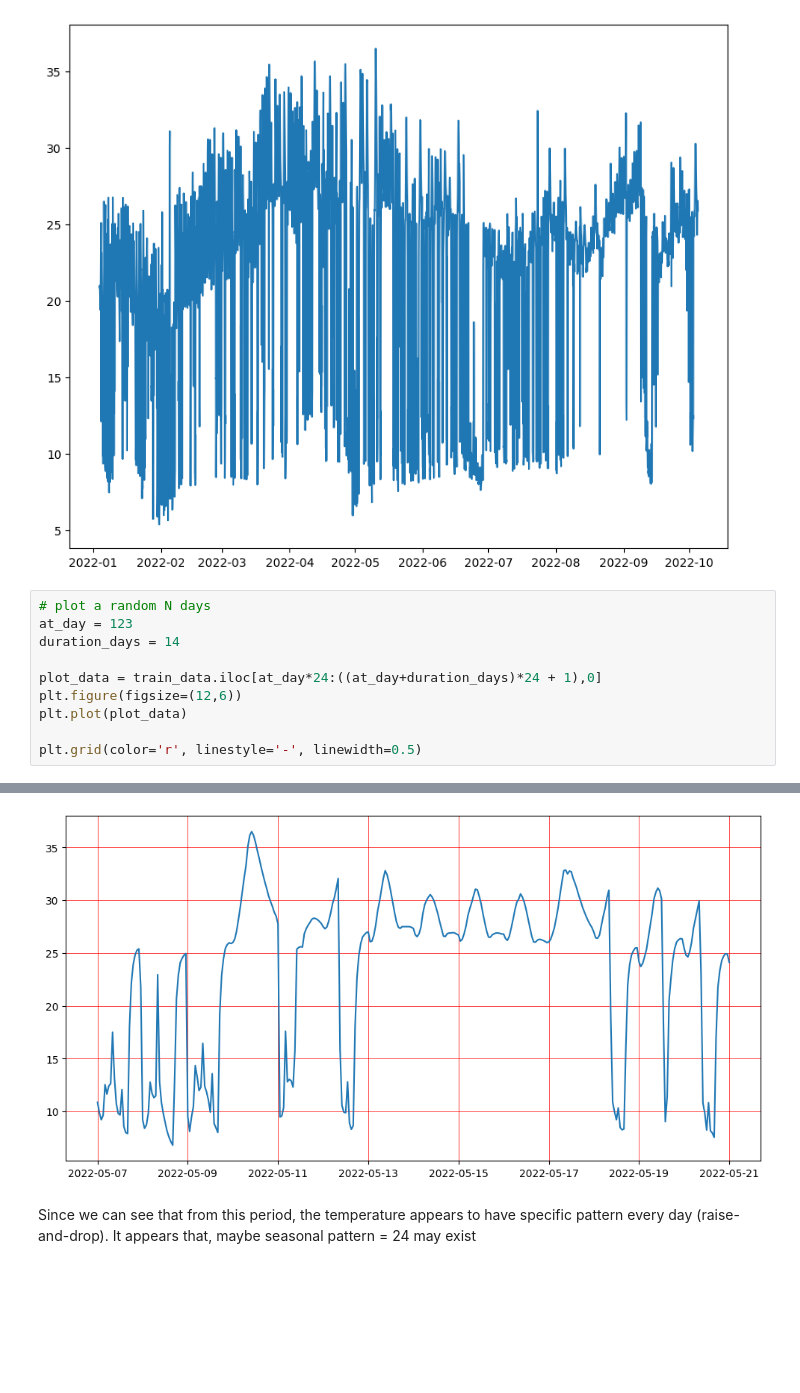
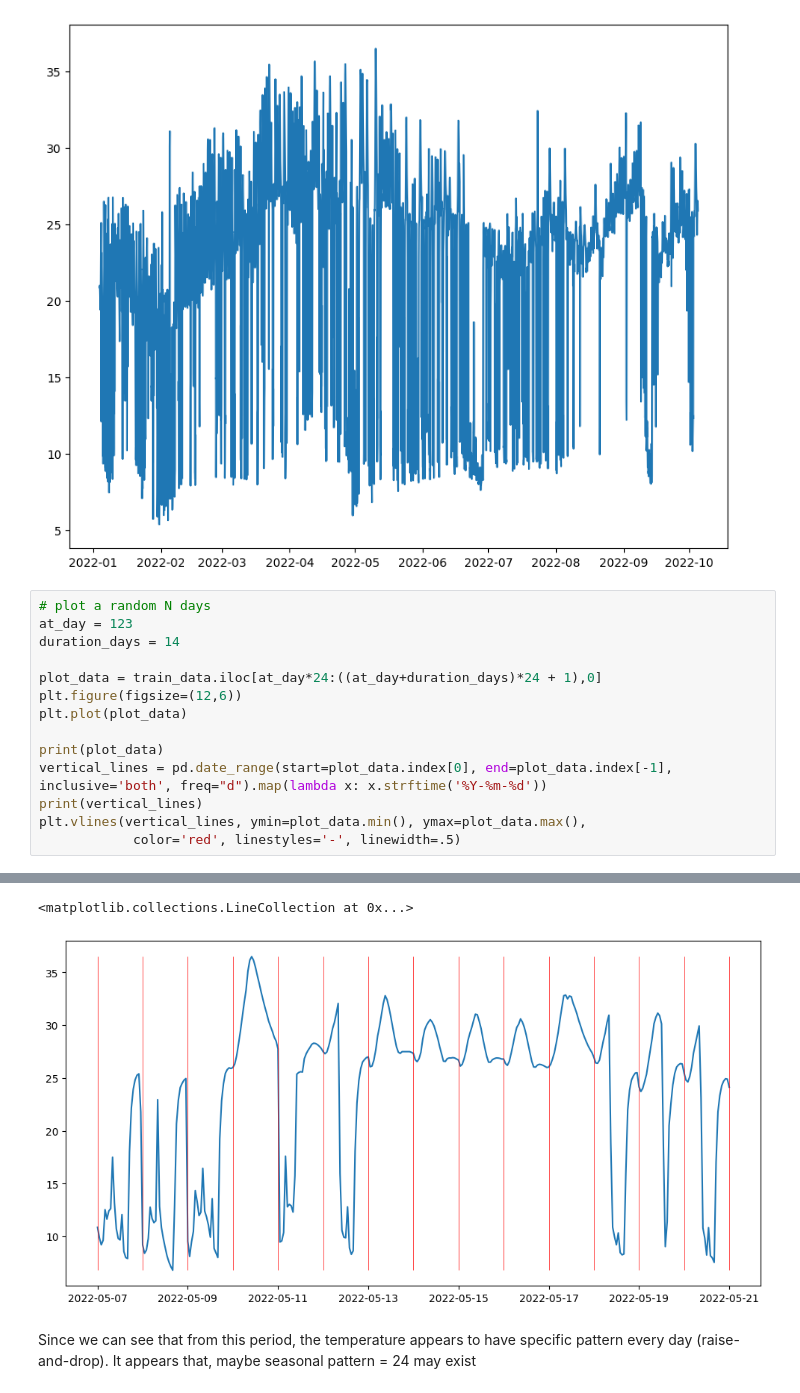
Before and after one commit to davidklhui/data-analysis, a Jupyter notebook: Time_Series_Analysis_(1)_ARIMA_model.ipynb, the cells around one changed output, grey strips where cells are left out. Saved outputs shown, nothing was run; the diff lists cells and outputs as text; blank space fills up the shorter version.

```diff
--- a/Time_Series_Analysis_(1)_ARIMA_model.ipynb
+++ b/Time_Series_Analysis_(1)_ARIMA_model.ipynb
@@ -218,5 +218,9 @@ plot_data = train_data.iloc[at_day*24:((at_day+duration_days)*24 + 1),0]
 plt.figure(figsize=(12,6))
 plt.plot(plot_data)
 
-plt.grid(color='r', linestyle='-', linewidth=0.5)
+print(plot_data)
+vertical_lines = pd.date_range(start=plot_data.index[0], end=plot_data.index[-1], inclusive='both', freq="d").map(lambda x: x.strftime('%Y-%m-%d'))
+print(vertical_lines)
+plt.vlines(vertical_lines, ymin=plot_data.min(), ymax=plot_data.max(),
+            color='red', linestyles='-', linewidth=.5)
 # %% [output]
@@ -223,4 +244,5 @@ plt.grid(color='r', linestyle='-', linewidth=0.5)
+<matplotlib.collections.LineCollection at 0x...>
-[figure, old version]
+[figure, new version]
 # %% [markdown]
 Since we can see that from this period, the temperature appears to have specific pattern every day (raise-and-drop). It appears that, maybe seasonal pattern = 24 may exist
 # %% [markdown]
```
Also changed, not shown: parts of 1 cell of this notebook.
